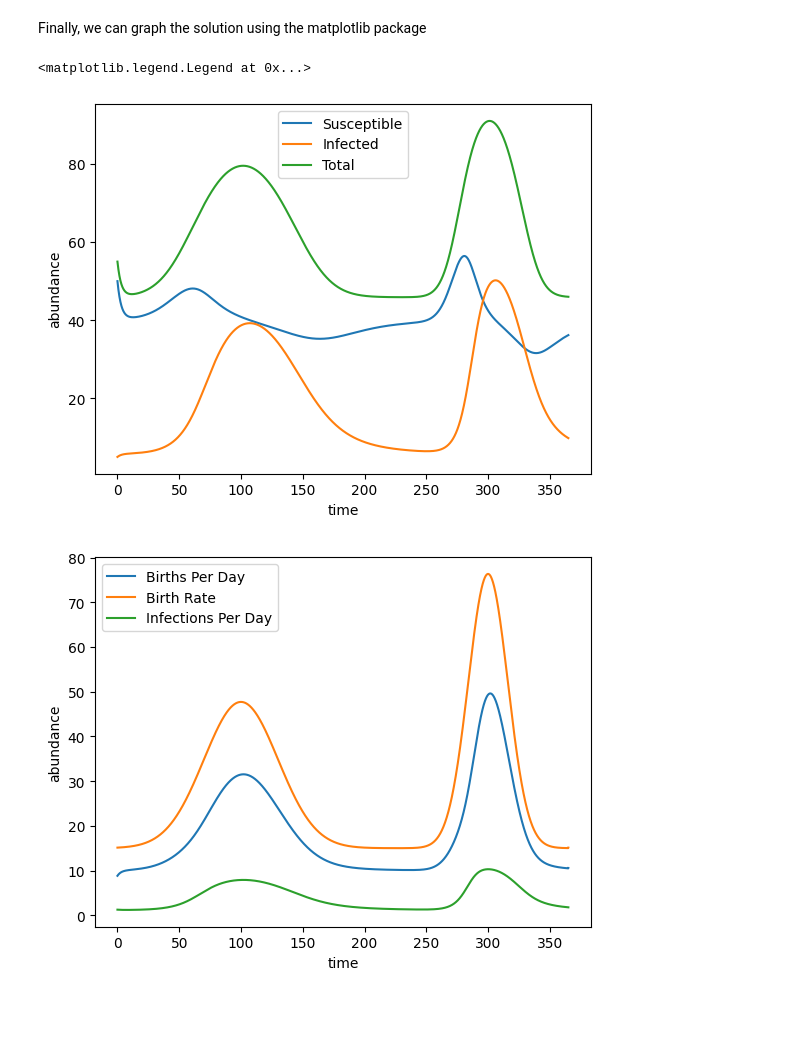
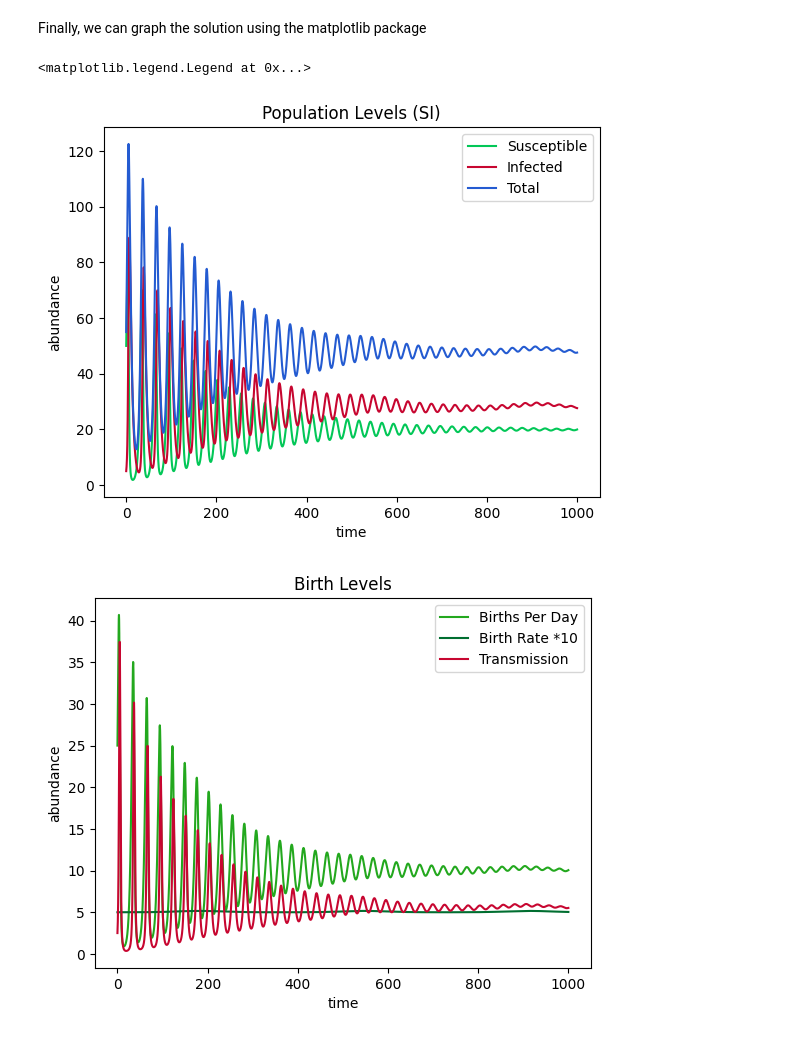
Before and after one commit to bds062/Host-Pathogen-Evolutionary-Dynamics-Model, a Jupyter notebook: sir_model.ipynb, the cells around one changed output. Cells and saved outputs as stored; diff of their text form; code cells hidden in the pictures; blank space fills up the shorter version.

```diff
--- a/sir_model.ipynb
+++ b/sir_model.ipynb
@@ -55,7 +55,7 @@ def birth(t, peaks):
 # %% [markdown]
 First, we can create a function which takes in the state of the system (number of susceptible, infected and recovered indivudals) and returns the rate of change for each compartment.
 # %%
-def SI(t, X, beta, theta, death, K, peaks):
+def SI(t, X, beta, theta, death, peaks):
     '''
     Define the dynamics of the system for the basic SIR model
 
@@ -87,7 +87,7 @@ def SI(t, X, beta, theta, death, K, peaks):
 
 
     #Calculate the differentials
-    dS = birth(t,peaks)*((K-S-I)/K)-theta*S*(S+I)-beta*S*I - death*S
+    dS = birth(t,peaks)*S-theta*S*(S+I)-beta*S*I - death*S
     dI = beta*S*I - death*I
 
     return (dS, dI)
@@ -107,15 +107,15 @@ Finally, we set values for our two simulation parameters, beta and gamma for the
 X_0 = (50, 5)
 
 #Set the time range over which to solve the system
-t = (0, 365)
+t = (0, 1000)
 
 #Set the transmission and recovery parameters
-beta = 0.005
+beta = 0.01
 #gamma = 0.1
-theta = 0.00005
+theta = 0.0005
 death = 0.2
-peaks = 2
-K=120
+peaks = 1
+#K=120
 # %% [markdown]
 Now we are ready to compute our solution. To do this, we use the `solve_ivp` function from scipy.
 This takes in several paramters:
@@ -130,7 +130,7 @@ The `solve_ivp` function returns a class structure which has several important a
 - solution.t: the time points at which the solution is calcuated (depending on the algorithm, they may not be evenly spaced)
 # %%
 #Run the solve_ivp function to get a numerical solution
-solution = solve_ivp(SI, t, X_0, args=(beta, theta, death, K, peaks), max_step=0.1)
+solution = solve_ivp(SI, t, X_0, args=(beta, theta, death, peaks), max_step=0.1)
 
 S = solution.y[0, :]
 I = solution.y[1, :]
@@ -143,31 +143,44 @@ births = birth(time_points, peaks)
 Finally, we can graph the solution using the matplotlib package
 # %%
 fig, populationGraph = plt.subplots()
-populationGraph.plot(time_points, S, label='Susceptible')
-populationGraph.plot(time_points, I, label='Infected')
-populationGraph.plot(time_points, S+I, label='Total')
+populationGraph.plot(time_points, S, label='Susceptible', color='#02c757')
+populationGraph.plot(time_points, I, label='Infected', color='#c70630')
+populationGraph.plot(time_points, S+I, label='Total', color='#245bd1')
 
+populationGraph.set_title('Population Levels (SI)')
 populationGraph.set_xlabel('time')
 populationGraph.set_ylabel('abundance')
 populationGraph.legend()
 
 fig, birthGraph = plt.subplots()
-birthGraph.plot(time_points, (births*(K-S)/K), label='Births Per Day')
-birthGraph.plot(time_points, births, label='Birth Rate')
-birthGraph.plot(time_points, beta*S*I, label='Infections Per Day')
+birthGraph.set_title('Birth Levels')
+birthGraph.plot(time_points, (births*S), label='Births Per Day', color='#23a81e')
+birthGraph.plot(time_points, 10*births, label='Birth Rate *10', color='#006e30')
+birthGraph.plot(time_points, beta*S*I, label='Transmission', color='#c70630')
+##70041c
+##006e30
 
 birthGraph.set_xlabel('time')
 birthGraph.set_ylabel('abundance')
 birthGraph.legend()
 
 fig, deathGraph = plt.subplots()
-deathGraph.plot(time_points, theta*S*(S+I)+death*S, label='Susceptible Deaths Per Day')
-deathGraph.plot(time_points, death*I, label='Infected Deaths Per Day')
+deathGraph.set_title('Death Levels')
+deathGraph.plot(time_points, theta*S*(S+I)+death*S, label='Susceptible Deaths Per Day', color='#23a81e')
+deathGraph.plot(time_points, death*I, label='Infected Deaths Per Day', color='#c70630')
 
 deathGraph.set_xlabel('time')
 deathGraph.set_ylabel('abundance')
 deathGraph.legend()
+
+fig, custom = plt.subplots()
+custom.set_title('Costum Functions')
+custom.plot(time_points, births, label='Birth Rate', color='#006e30')
+
+custom.set_xlabel('time')
+custom.set_ylabel('abudnance')
+custom.legend()
 # %% [output]
 <matplotlib.legend.Legend at 0x...>
-[figure, old version]
+[figure, new version]
-[figure, old version]
+[figure, new version]
```
Also changed, not shown: parts of 2 cells of this notebook.
